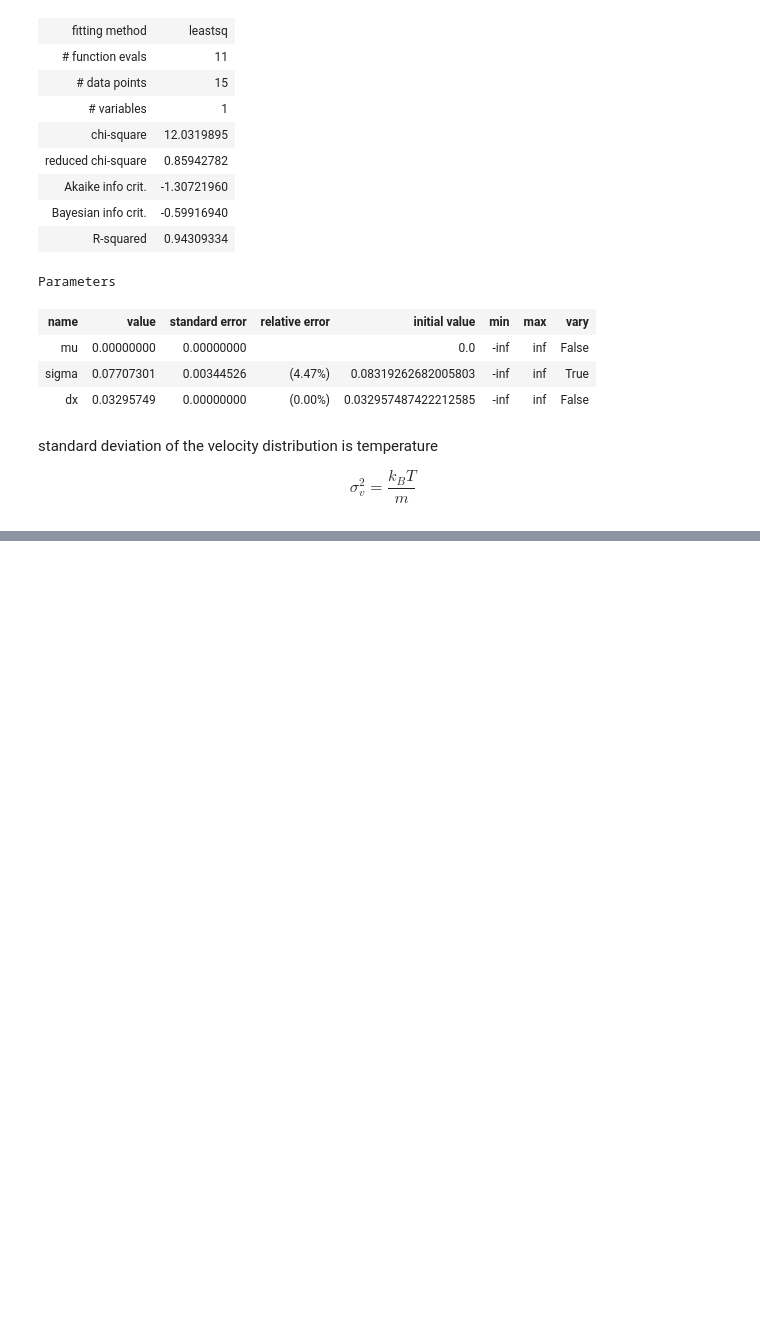
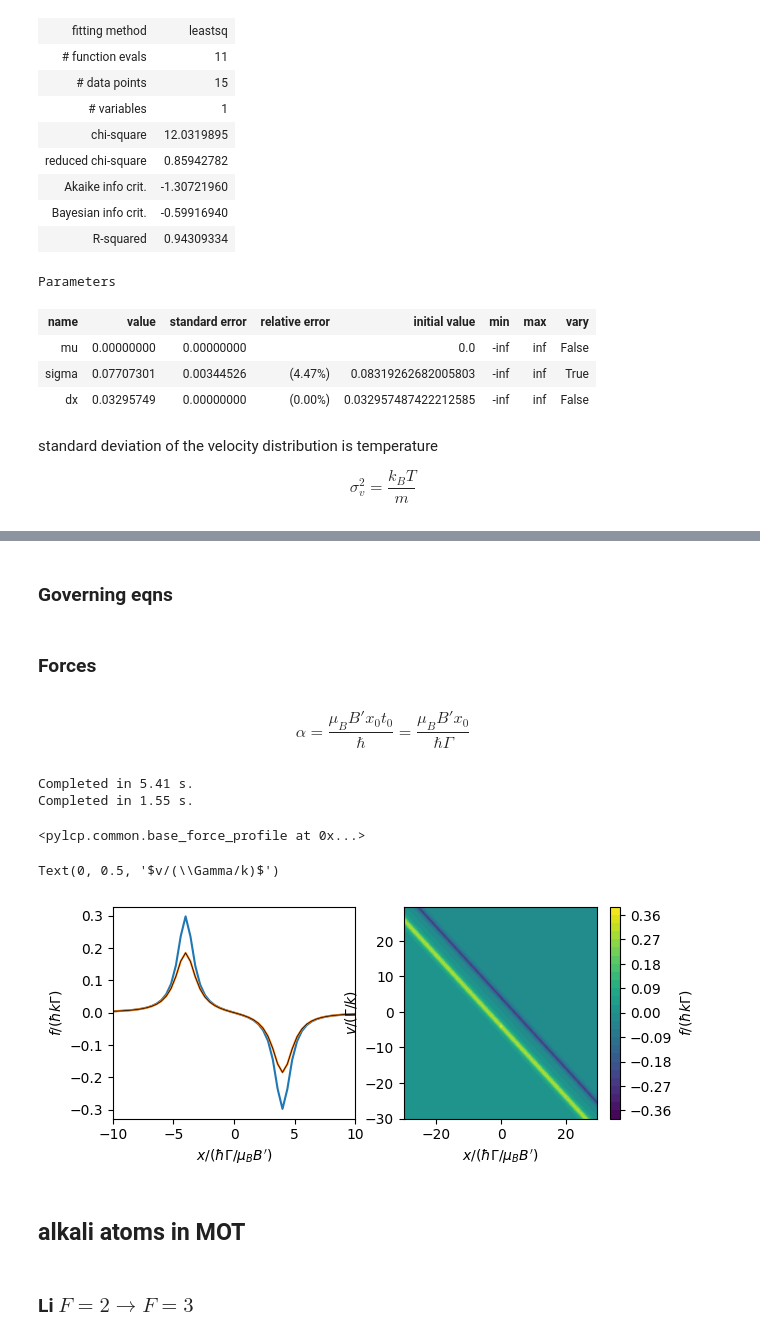
Before and after one commit to mingiQ/KCs-dual-species-laser-cooling-simulation, a Jupyter notebook: KCS_mot_design.ipynb, the cells around one changed output, grey strips where cells are left out. Cells and saved outputs as stored; diff of their text form; code cells hidden in the pictures; blank space fills up the shorter version.

```diff
--- a/KCS_mot_design.ipynb
+++ b/KCS_mot_design.ipynb
@@ -403,0 +501,4 @@ $$\sigma_v^2 = \frac{k_B T}{m}$$
+# %%
+dijq = pylcp.hamiltonians.dqij_two_bare_hyperfine(0,1)
+# %%
+ham = pylcp.hamiltonian(Hg, He, mugq, mueq, dijq, mass=mass, gamma=gamma, k=k)
@@ -403,0 +526,47 @@ $$\sigma_v^2 = \frac{k_B T}{m}$$
+# %% [markdown]
+### Governing eqns
+# %%
+rateeq = pylcp.rateeq(laserBeams, linGrad, ham, include_mag_forces=True)
+heuristiceq = pylcp.heuristiceq(laserBeams, linGrad, gamma=gamma, k=k, mass=mass)
+# %% [markdown]
+### Forces
+# %% [markdown]
+$$ \alpha = \frac{\mu_B B' x_0 t_0}{\hbar} = \frac{\mu_B B' x_0 }{\hbar \Gamma} $$
+# %%
+x = np.arange(-30, 30, 0.4)/(alpha/gamma)
+v = np.arange(-30, 30, 0.4)
+
+X, V = np.meshgrid(x, v)
+
+Rvec = np.array([X, np.zeros(X.shape), np.zeros(X.shape)])
+Vvec = np.array([V, np.zeros(V.shape), np.zeros(V.shape)])
+
+rateeq.generate_force_profile(Rvec, Vvec, name='Fx', progress_bar=True)
+heuristiceq.generate_force_profile(Rvec, Vvec, name='Fx', progress_bar=True)
+# %% [output]
+Completed in 5.41 s.
+Completed in 1.55 s.
+<pylcp.common.base_force_profile at 0x...>
+# %%
+fig, ax = plt.subplots(nrows=1, ncols=2, num="Expression", figsize=(6.5, 2.75))
+
+ax[0].plot(x*(alpha/gamma), rateeq.profile['Fx'].F[0, int(np.ceil(x.shape[0]/2)), :]/gamma/k)
+ax[0].plot(x*(alpha/gamma), heuristiceq.profile['Fx'].F[0, int(np.ceil(x.shape[0]/2)), :]/gamma/k)
+ax[0].plot(x*(alpha/gamma), (s/(1+2*s + 4*(det-alpha*x/gamma)**2) - s/(1+2*s + 4*(det+alpha*x/gamma)**2))/2, 'k-', linewidth=0.5)
+ax[0].set_ylabel('$f/(\hbar k \Gamma)$')
+ax[0].set_xlabel('$x/(\hbar \Gamma/\mu_B B\')$')
+ax[0].set_xlim((-10, 10))
+
+im1 = ax[1].contourf(X*(alpha/gamma), V, rateeq.profile['Fx'].F[0]/gamma/k, 25)
+fig.subplots_adjust(left=0.08, wspace=0.2)
+cb1 = plt.colorbar(im1)
+cb1.set_label('$f/(\hbar k \Gamma)$')
+ax[1].set_xlabel('$x/(\hbar \Gamma/\mu_B B\')$')
+ax[1].set_ylabel('$v/(\Gamma/k)$')
+# %% [output]
+Text(0, 0.5, '$v/(\\Gamma/k)$')
+[figure, added]
+# %% [markdown]
+## alkali atoms in MOT
+# %% [markdown]
+### Li $F=2 \rightarrow F=3$
```
Also changed, not shown: parts of 43 cells of this notebook, 1 other file.
